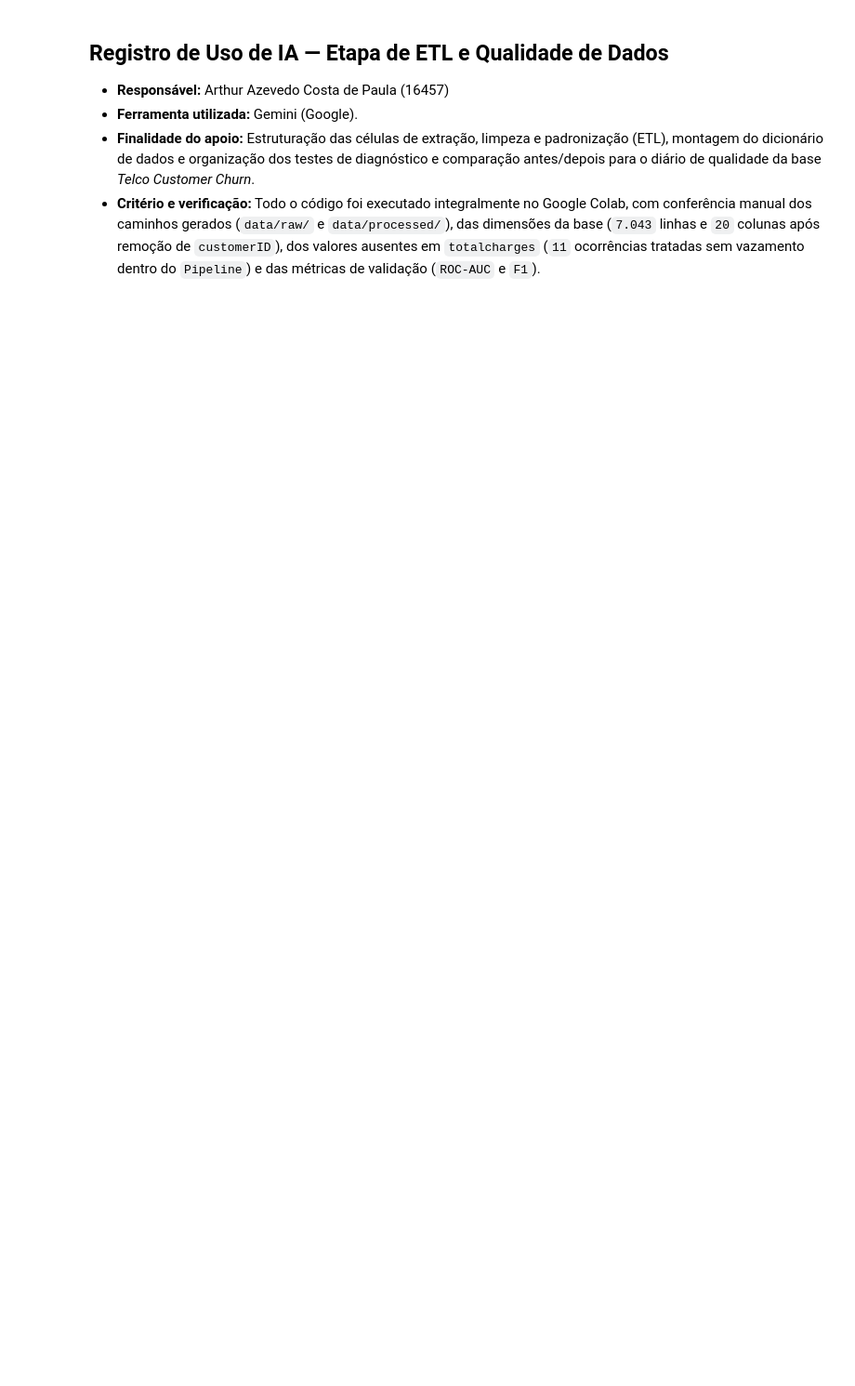
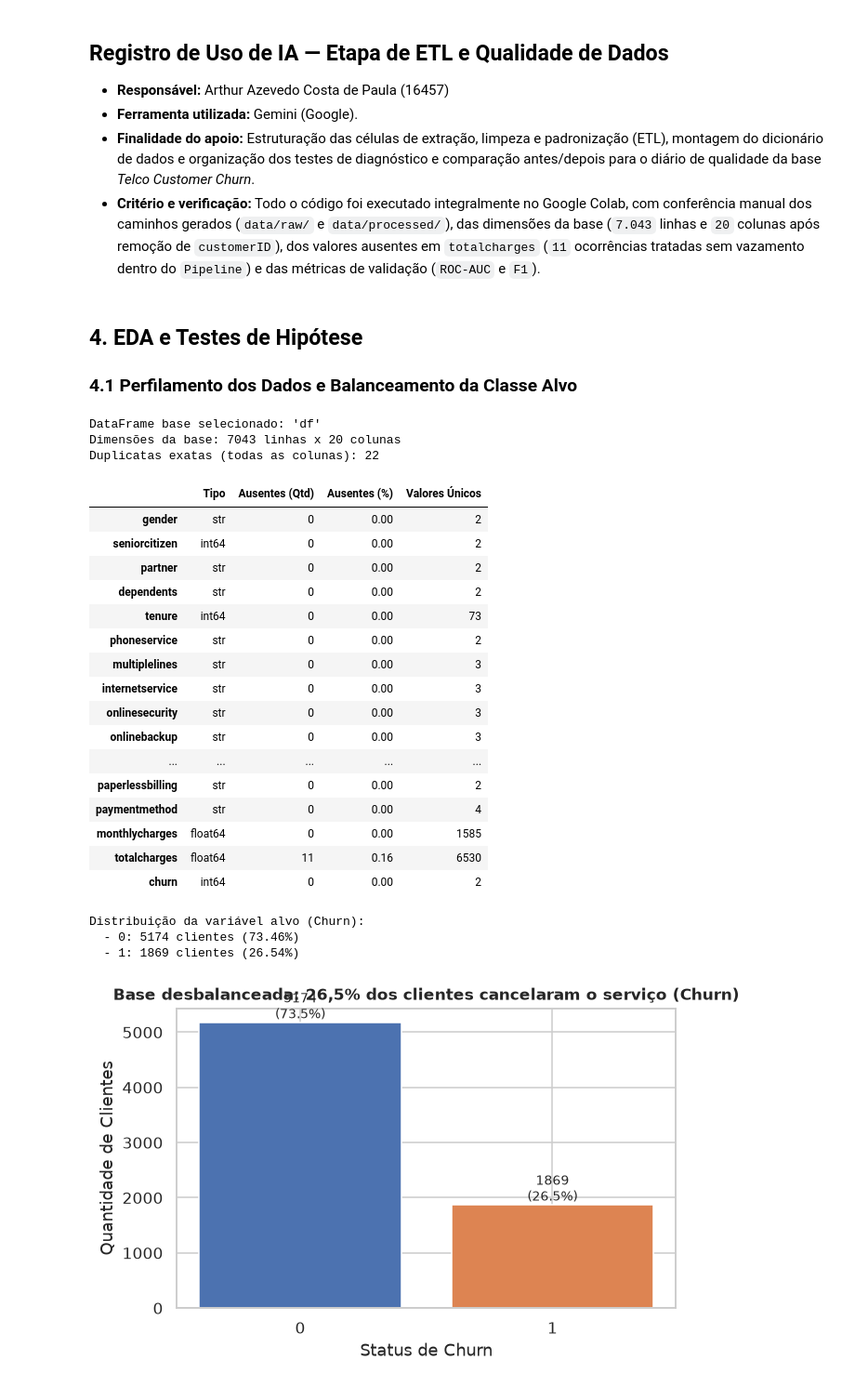
Before and after one commit to Hallason823/MachineLearning-2026.2, a Jupyter notebook: notebooks/02_classification.ipynb, the cells around one changed output. Shown at 93% size. Saved outputs shown, nothing was run; the diff lists cells and outputs as text; code cells hidden in the pictures; blank space fills up the shorter version.

Commit message:
feat(eda): adiciona perfilamento dos dados e análise de desbalanceamento da variável alvo Churn

```diff
--- a/notebooks/02_classification.ipynb
+++ b/notebooks/02_classification.ipynb
@@ -287,3 +289,83 @@ Diário de qualidade salvo em data/processed/diario_qualidade_telco.csv
 * **Ferramenta utilizada:** Gemini (Google).
 * **Finalidade do apoio:** Estruturação das células de extração, limpeza e padronização (ETL), montagem do dicionário de dados e organização dos testes de diagnóstico e comparação antes/depois para o diário de qualidade da base *Telco Customer Churn*.
 * **Critério e verificação:** Todo o código foi executado integralmente no Google Colab, com conferência manual dos caminhos gerados (`data/raw/` e `data/processed/`), das dimensões da base (`7.043` linhas e `20` colunas após remoção de `customerID`), dos valores ausentes em `totalcharges` (`11` ocorrências tratadas sem vazamento dentro do `Pipeline`) e das métricas de validação (`ROC-AUC` e `F1`).
+# %% [markdown]
+## 4. EDA e Testes de Hipótese
+
+### 4.1 Perfilamento dos Dados e Balanceamento da Classe Alvo
+# %%
+import matplotlib.pyplot as plt
+import seaborn as sns
+from scipy import stats
+
+sns.set_theme(style="whitegrid", palette="Set2")
+plt.rcParams["figure.dpi"] = 110
+
+# Detecta o DataFrame resultante do ETL
+for _cand in ["df_clean", "df_processed", "df_telco", "df", "df_raw"]:
+    if _cand in globals() and isinstance(globals()[_cand], pd.DataFrame):
+        df_eda = globals()[_cand].copy()
+        print(f"DataFrame base selecionado: '{_cand}'")
+        break
+
+# Garante consistência de tipos para a análise exploratória
+if "TotalCharges" in df_eda.columns:
+    df_eda["TotalCharges"] = pd.to_numeric(df_eda["TotalCharges"], errors="coerce")
+
+target_col = "Churn" if "Churn" in df_eda.columns else [c for c in df_eda.columns if "churn" in c.lower()][0]
+
+print(f"Dimensões da base: {df_eda.shape[0]} linhas x {df_eda.shape[1]} colunas")
+id_cols = [c for c in df_eda.columns if "id" in c.lower()]
+print(f"Duplicatas exatas (todas as colunas): {df_eda.duplicated().sum()}")
+if id_cols:
+    print(f"Duplicatas desconsiderando {id_cols}: {df_eda.drop(columns=id_cols).duplicated().sum()}")
+
+perfil = pd.DataFrame({
+    "Tipo": df_eda.dtypes.astype(str),
+    "Ausentes (Qtd)": df_eda.isna().sum(),
+    "Ausentes (%)": (df_eda.isna().mean() * 100).round(2),
+    "Valores Únicos": df_eda.nunique()
+})
+display(perfil)
+
+# Balanceamento da variável alvo
+churn_counts = df_eda[target_col].value_counts()
+churn_pct = df_eda[target_col].value_counts(normalize=True) * 100
+print("\nDistribuição da variável alvo (Churn):")
+for k in churn_counts.index:
+    print(f"  - {k}: {churn_counts[k]} clientes ({churn_pct[k]:.2f}%)")
+
+fig, ax = plt.subplots(figsize=(6, 4))
+bars = ax.bar(churn_counts.index.astype(str), churn_counts.values, color=["#4C72B0", "#DD8452"])
+ax.set_title("Base desbalanceada: 26,5% dos clientes cancelaram o serviço (Churn)", fontsize=11, fontweight="bold")
+ax.set_xlabel("Status de Churn")
+ax.set_ylabel("Quantidade de Clientes")
+for bar, pct in zip(bars, churn_pct.values):
+    ax.text(bar.get_x() + bar.get_width()/2, bar.get_height() + 80, f"{int(bar.get_height())}\n({pct:.1f}%)", ha="center", fontsize=9)
+plt.tight_layout()
+plt.show()
+# %% [output]
+DataFrame base selecionado: 'df'
+Dimensões da base: 7043 linhas x 20 colunas
+Duplicatas exatas (todas as colunas): 22
+|  | Tipo | Ausentes (Qtd) | Ausentes (%) | Valores Únicos |
+| gender | str | 0 | 0.00 | 2 |
+| seniorcitizen | int64 | 0 | 0.00 | 2 |
+| partner | str | 0 | 0.00 | 2 |
+| dependents | str | 0 | 0.00 | 2 |
+| tenure | int64 | 0 | 0.00 | 73 |
+| phoneservice | str | 0 | 0.00 | 2 |
+| multiplelines | str | 0 | 0.00 | 3 |
+| internetservice | str | 0 | 0.00 | 3 |
+| onlinesecurity | str | 0 | 0.00 | 3 |
+| onlinebackup | str | 0 | 0.00 | 3 |
+| ... | ... | ... | ... | ... |
+| paperlessbilling | str | 0 | 0.00 | 2 |
+| paymentmethod | str | 0 | 0.00 | 4 |
+| monthlycharges | float64 | 0 | 0.00 | 1585 |
+| totalcharges | float64 | 11 | 0.16 | 6530 |
+| churn | int64 | 0 | 0.00 | 2 |
+Distribuição da variável alvo (Churn):
+  - 0: 5174 clientes (73.46%)
+  - 1: 1869 clientes (26.54%)
+[figure, added]
```
Also changed, not shown: parts of 3 cells of this notebook.
